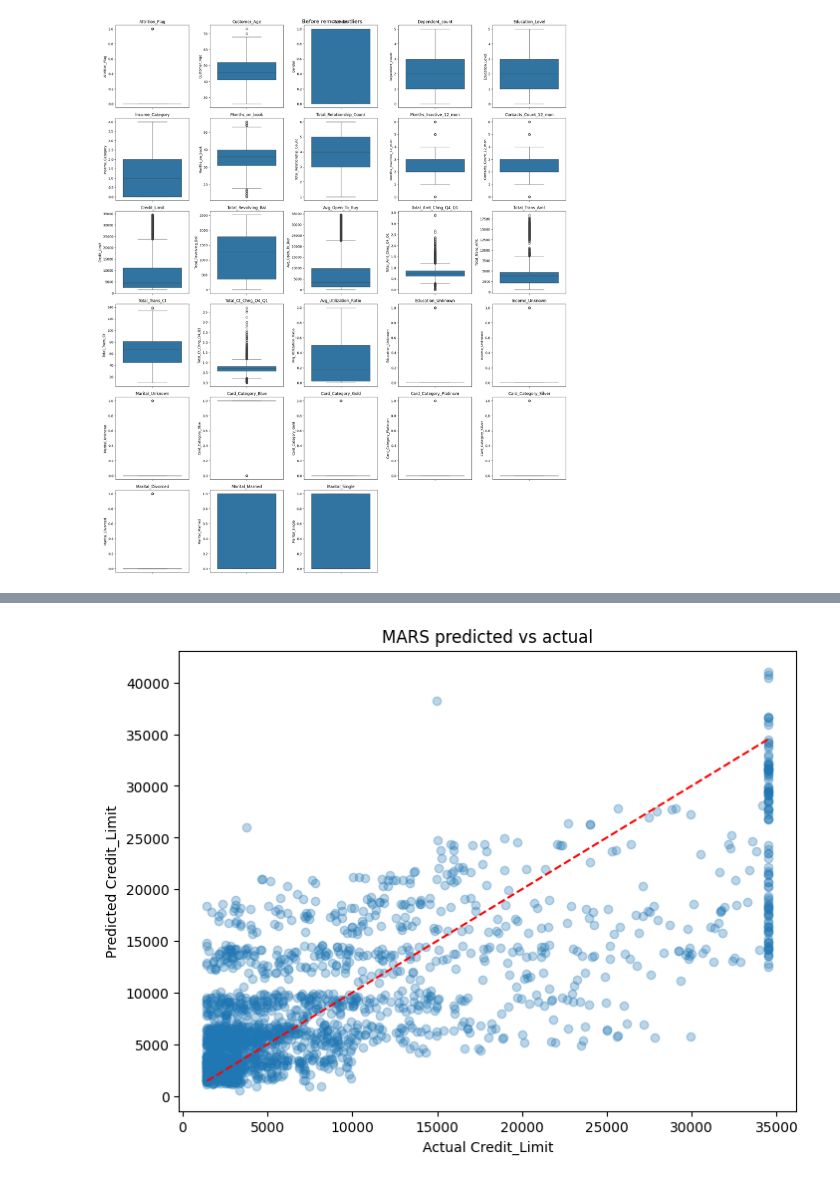
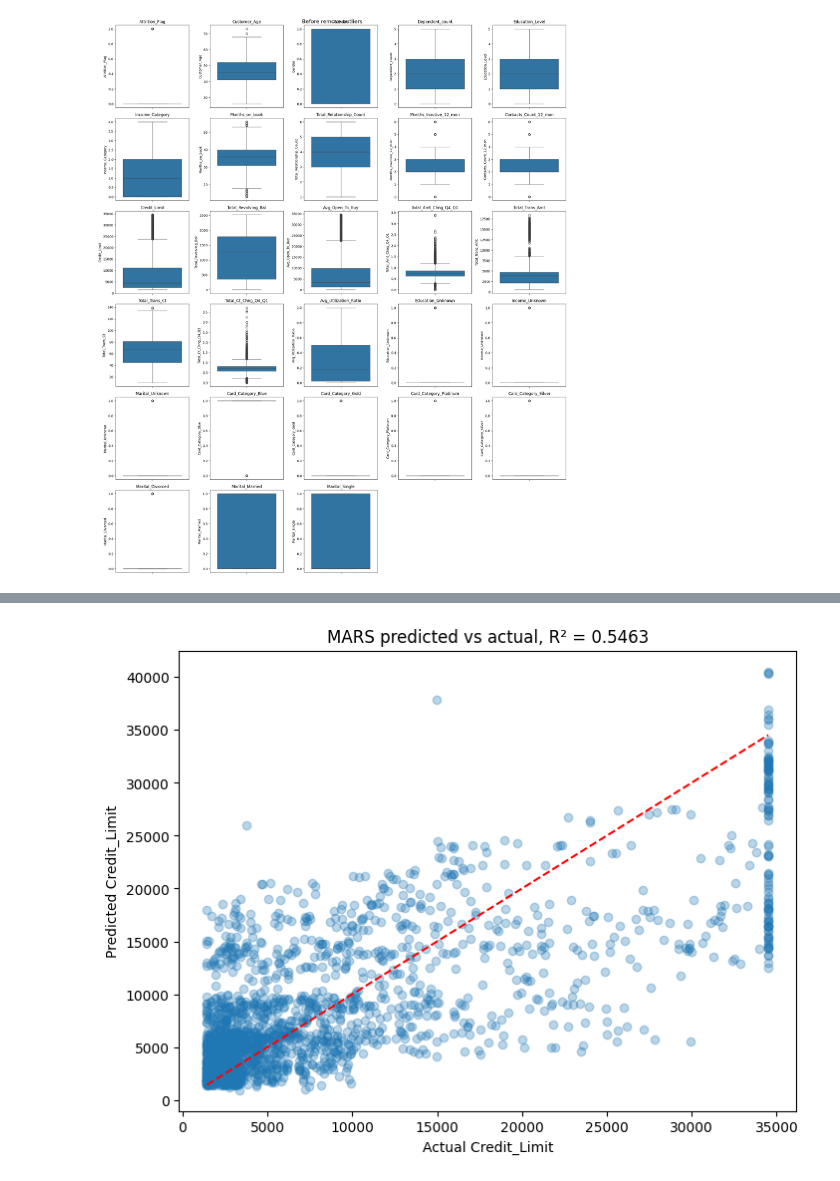
Before and after one commit to nj-nattida/Intro-to-ML, a Jupyter notebook: Mars.ipynb, the cells around one changed output, grey strips where cells are left out. Saved outputs shown, nothing was run; the diff lists cells and outputs as text; code cells hidden in the pictures.

```diff
--- a/Mars.ipynb
+++ b/Mars.ipynb
@@ -205,0 +219,14 @@ MAE = 4235.103146218096
+# %%
+mars_model = MARS(max_terms=25, n_knots=20, gcv_penalty=3, max_degree=1)
+mars_model.fit(Xr_train_scaled.values, yr_train, spline_features, fixed_linear_features)
+
+y_pred_mars = mars_model.predict(Xr_test_scaled.values)
+
+print("จำนวน basis function หลัง pruning:", len(mars_model.basis_functions))
+print("R² =", r2_score(yr_test, y_pred_mars))
+print("MSE =", mean_squared_error(yr_test, y_pred_mars))
+print("MAE =", mean_absolute_error(yr_test, y_pred_mars))
+
+print("\nbasis functions:")
+for line in mars_model.describe_terms(feature_names=reg_features):
+    print(" -", line)
@@ -206,10 +252,10 @@ MAE = 4235.103146218096
 # %%
 plt.figure(figsize=(8,6))
 plt.scatter(yr_test, y_pred_mars, alpha=0.3)
 plt.plot([yr_test.min(), yr_test.max()], [yr_test.min(), yr_test.max()], 'r--')
 plt.xlabel('Actual Credit_Limit')
 plt.ylabel('Predicted Credit_Limit')
-plt.title('MARS predicted vs actual')
+plt.title(f'MARS predicted vs actual, R² = {r2_score(yr_test, y_pred_mars):.4f}')
 plt.show()
 # %% [output]
-[figure, old version]
+[figure, new version]
```
Also changed, not shown: parts of 3 cells of this notebook, 1 other file.
